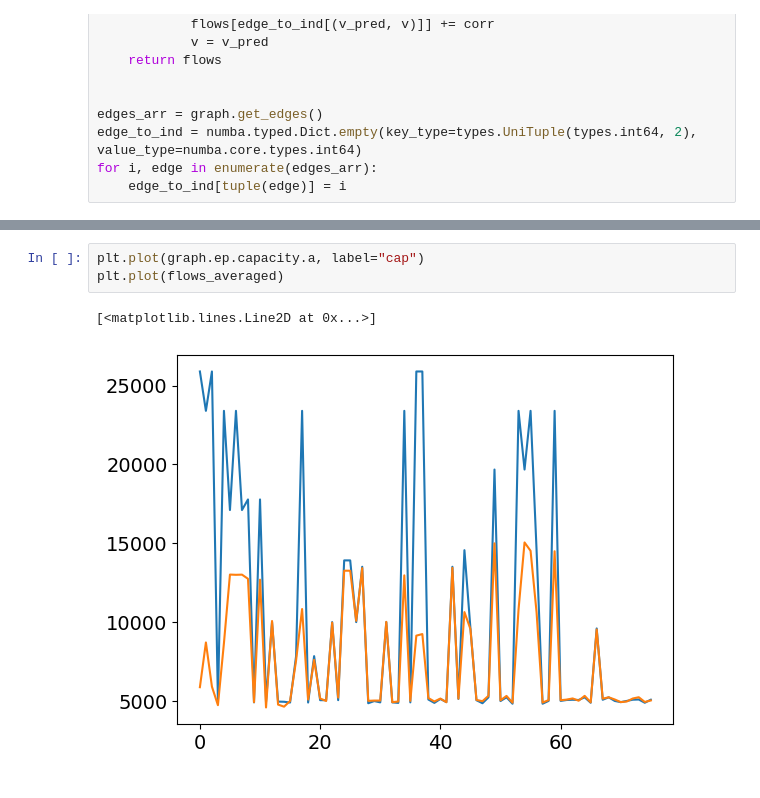
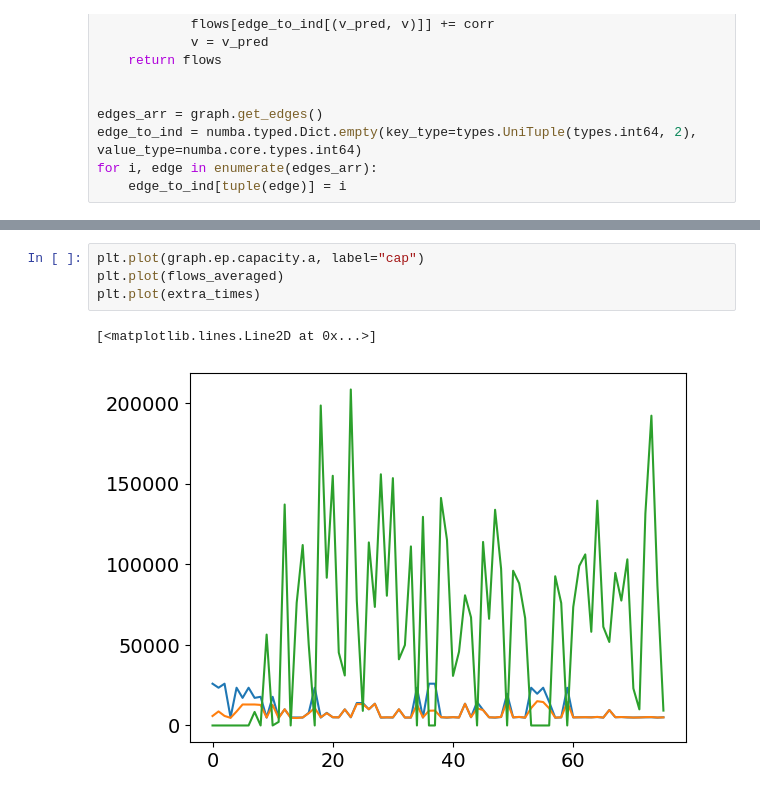
Before and after one commit to Lareton/transport_network_optimization, a Jupyter notebook: stable_dynamics_optimization.ipynb, the cells around one changed output, grey strips where cells are left out. Saved outputs shown, nothing was run; the diff lists cells and outputs as text.

```diff
--- a/stable_dynamics_optimization.ipynb
+++ b/stable_dynamics_optimization.ipynb
@@ -125,6 +133,7 @@ Wall time: 1.2 s
 # %%
 plt.plot(graph.ep.capacity.a, label="cap")
 plt.plot(flows_averaged)
+plt.plot(extra_times)
 # %% [output]
 [<matplotlib.lines.Line2D at 0x...>]
-[figure, old version]
+[figure, new version]
```
Also changed, not shown: parts of 4 cells of this notebook, 2 other files.
